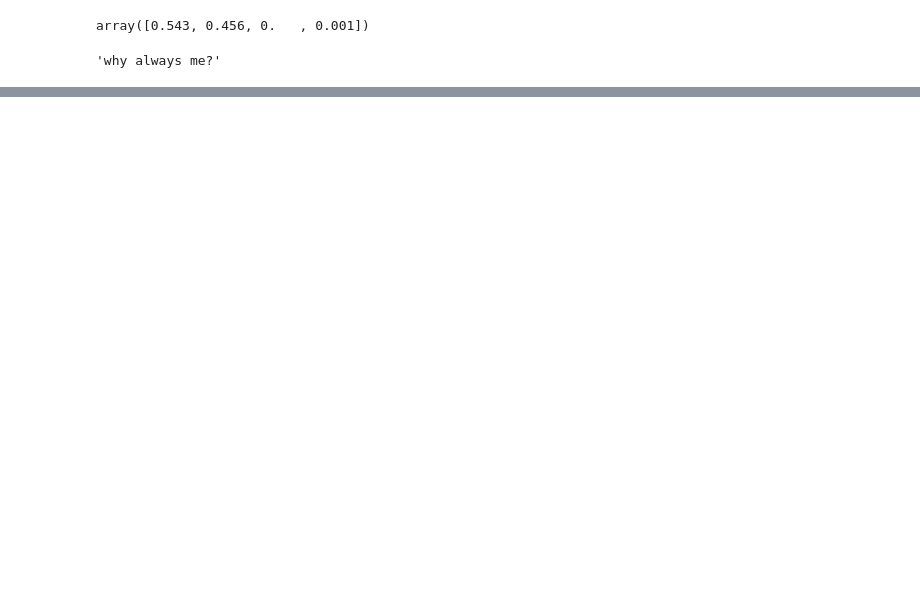
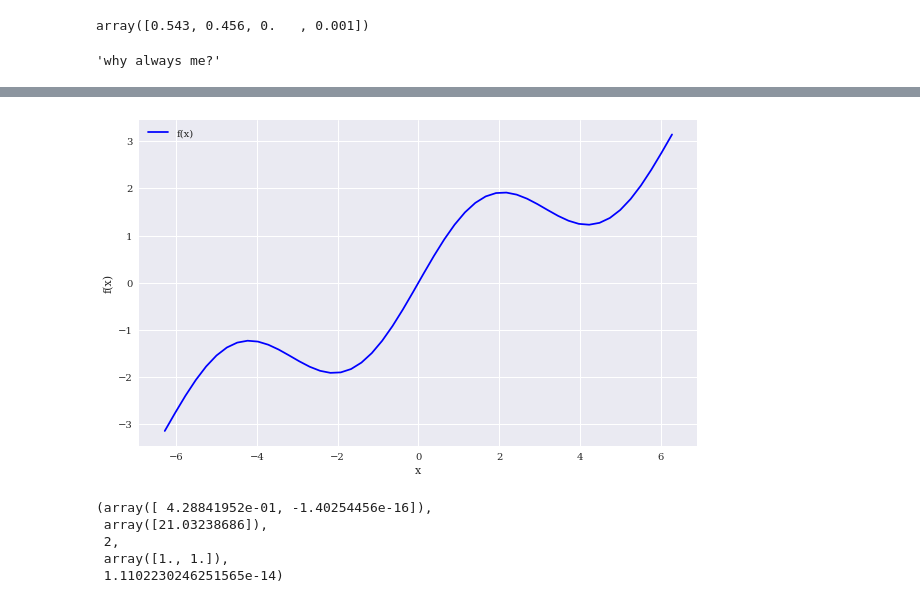
Before and after one commit to HaoLiNick/quantbasic, a Jupyter notebook: portfolioopt.ipynb, the cells around one changed output, grey strips where cells are left out. Saved outputs shown, nothing was run; the diff lists cells and outputs as text; code cells hidden in the pictures; blank space fills up the shorter version.

```diff
--- a/portfolioopt.ipynb
+++ b/portfolioopt.ipynb
@@ -176,0 +231,15 @@ array([0.543, 0.456, 0.   , 0.001])
+# %%
+f=lambda x: np.sin(x)+0.5*x
+# %%
+def create_plot(x,y,styles,labels,axlabels):
+    plt.figure(figsize=(10,6))
+    for i in range(len(x)):
+        plt.plot(x[i], y[i], styles[i], label=labels[i])
+        plt.xlabel(axlabels[0])
+        plt.ylabel(axlabels[1])
+    plt.legend(loc='best')
+# %%
+x=np.linspace(-2*np.pi,2*np.pi,50)
+create_plot([x], [f(x)], ['b'], ['f(x)'], ['x', 'f(x)'])
+# %% [output]
+[figure, added]
@@ -176,0 +248,8 @@ array([0.543, 0.456, 0.   , 0.001])
+# %%
+res
+# %% [output]
+(array([ 4.28841952e-01, -1.40254456e-16]),
+ array([21.03238686]),
+ 2,
+ array([1., 1.]),
+ 1.1102230246251565e-14)
```
Also changed, not shown: parts of 59 cells of this notebook.
